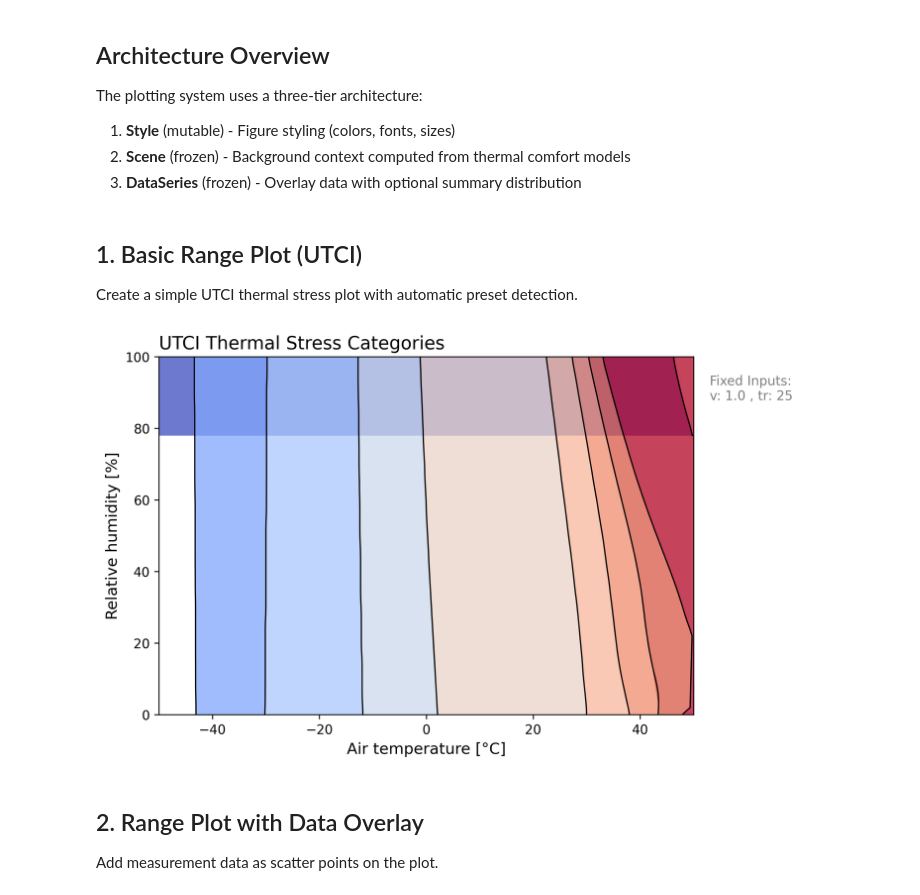
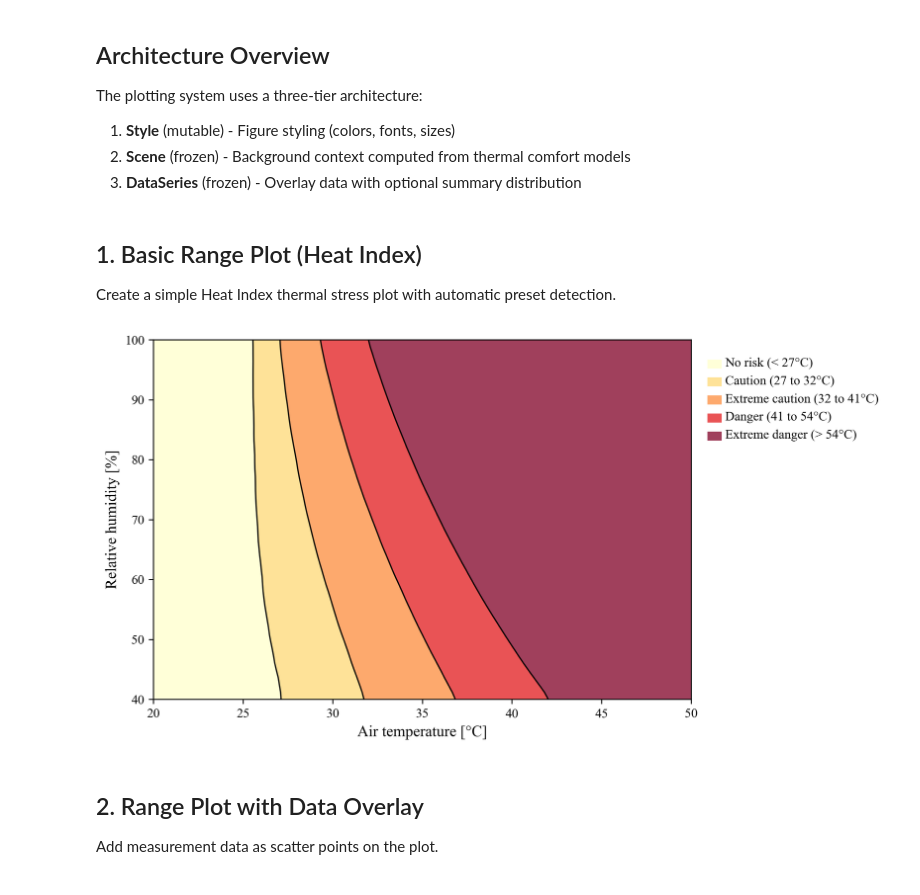
Before and after one commit to CenterForTheBuiltEnvironment/pythermalcomfort, a Jupyter notebook: test_notebook.ipynb, the cells around one changed output. Drawn from its saved outputs; the diff is of its cells as text; code cells hidden in the pictures.

```diff
--- a/test_notebook.ipynb
+++ b/test_notebook.ipynb
@@ -15,17 +15,15 @@ import numpy as np
 from pythermalcomfort.models import utci, pmv_ppd_iso, heat_index_rothfusz
 from pythermalcomfort.plots import Plot, Style
 # %% [markdown]
-## 1. Basic Range Plot (UTCI)
+## 1. Basic Range Plot (Heat Index)
 
-Create a simple UTCI thermal stress plot with automatic preset detection.
+Create a simple Heat Index thermal stress plot with automatic preset detection.
 # %%
-plot = Plot.range(utci, fixed_params={"v": 1.0, "tr": 25})
-plot.style.title = "UTCI Thermal Stress Categories"
-plot.style.show_legend = False
-plot.style.show_fixed_params = True
+plot = Plot.range(heat_index_rothfusz)
+plot.style.font_family = "Times New Roman"
 fig, ax = plot.render()
 # %% [output]
-[figure, old version]
+[figure, new version]
 # %% [markdown]
 ## 2. Range Plot with Data Overlay
 
```
Also changed, not shown: parts of 2 cells of this notebook, 4 other files.
